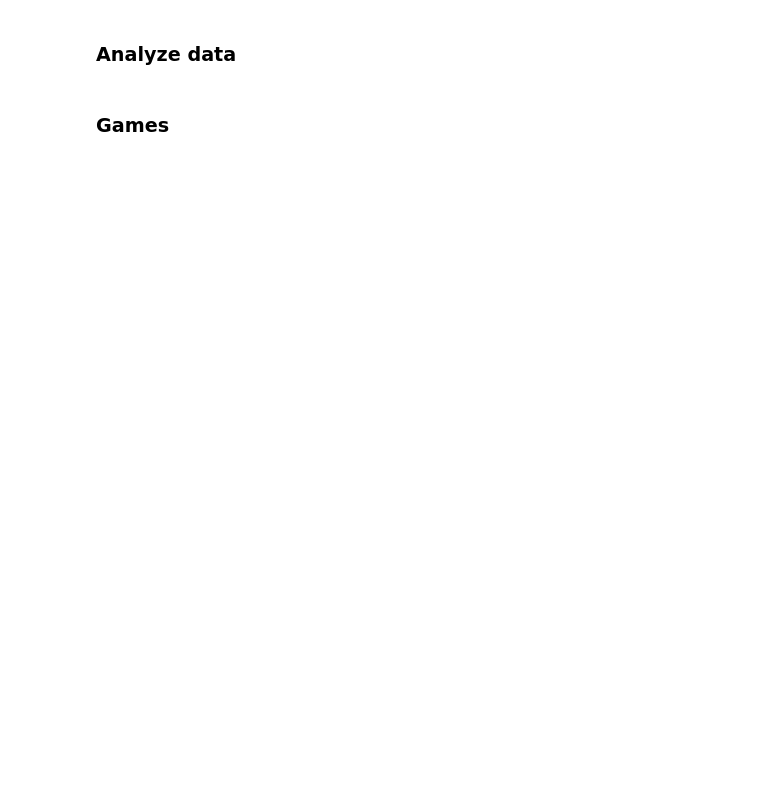
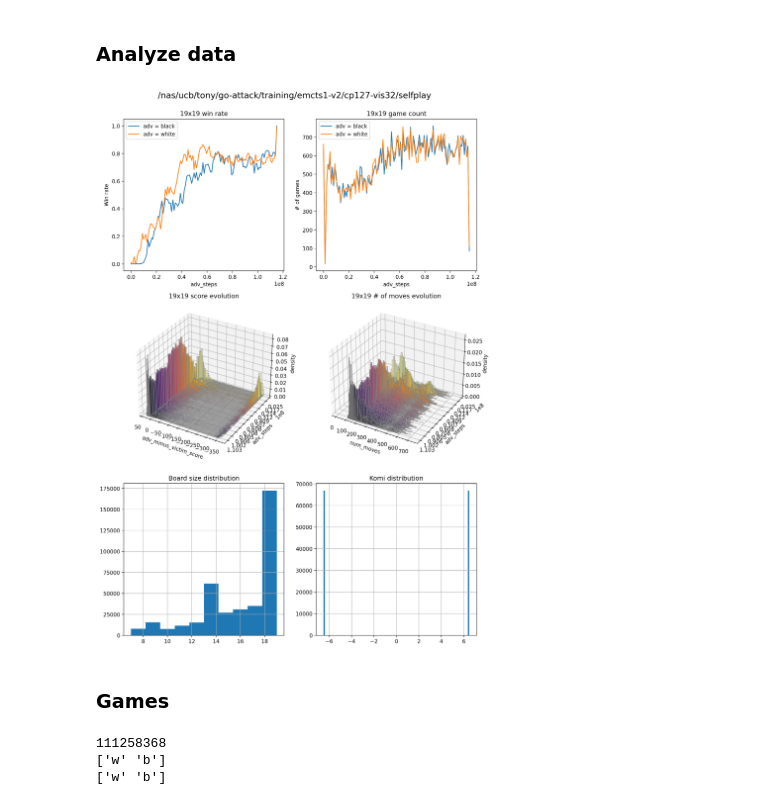
Before and after one commit to AlignmentResearch/go_attack, a Jupyter notebook: notebooks/sgf-explorer.ipynb, the cells around one changed output. Drawn from its saved outputs; the diff is of its cells as text; code cells hidden in the pictures; blank space fills up the shorter version.

```diff
--- a/notebooks/sgf-explorer.ipynb
+++ b/notebooks/sgf-explorer.ipynb
@@ -257,35 +283,37 @@ def hist_3d(
 # %%
 plt.figure(figsize=(12, 18), dpi=200)
 plt.suptitle(SELFPLAY_DIR, fontsize=16, y=0.92);
 
 plt.subplot(3, 2, 1)
 df19[df19.adv_color == "b"].groupby("adv_steps").mean().adv_win.plot(label="adv = black")
 df19[df19.adv_color == "w"].groupby("adv_steps").mean().adv_win.plot(label="adv = white")
 plt.ylabel("Win rate"); plt.title("19x19 win rate")
 plt.legend()
 
 plt.subplot(3, 2, 2)
 df19[df19.adv_color == "b"].groupby("adv_steps").count().adv_win.plot(label="adv = black")
 df19[df19.adv_color == "w"].groupby("adv_steps").count().adv_win.plot(label="adv = white")
 plt.ylabel("# of games"); plt.title("19x19 game count")
 plt.legend()
 
 ax = plt.subplot(3, 2, 3, projection="3d")
-hist_3d(df19, ts=np.sort(df19.adv_steps.unique())[:-3], t_key="adv_steps", v_key="adv_minus_victim_score", ax=ax)
+hist_3d(df19, ts=np.sort(df19.adv_steps.unique())[2:], t_key="adv_steps", v_key="adv_minus_victim_score", ax=ax)
 ax.invert_xaxis()
 plt.title("19x19 score evolution")
 
 ax = plt.subplot(3, 2, 4, projection="3d")
-hist_3d(df19, ts=np.sort(df19.adv_steps.unique())[:-3], t_key="adv_steps", v_key="num_moves", ax=ax)
+hist_3d(df19, ts=np.sort(df19.adv_steps.unique())[2:], t_key="adv_steps", v_key="num_moves", ax=ax)
 plt.title("19x19 # of moves evolution")
 
 plt.subplot(3, 2, 5)
 df.board_size.hist()
 plt.title("Board size distribution");
 
 plt.subplot(3, 2, 6)
 df19.adv_komi.hist(bins=100);
 plt.title("Komi distribution");
+# %% [output]
+[figure, added]
 # %% [markdown]
 ### Games
 # %%
@@ -309,4 +337,13 @@ class Url:
 # %%
 ADV_STEP_VIZ = list(sorted(df19.adv_steps.unique()))[-5]
 print(ADV_STEP_VIZ)
-df_win = df19[df19.adv_steps == ADV_STEP_VIZ]
+
+df_win = df19[(df19.adv_steps == ADV_STEP_VIZ) & df19.adv_win]
+print(df_win.adv_color.unique())
+
+df_loss = df19[(df19.adv_steps == ADV_STEP_VIZ) & ~df19.adv_win]
+print(df_loss.adv_color.unique())
+# %% [output]
+111258368
+['w' 'b']
+['w' 'b']
```
Also changed, not shown: parts of 9 cells of this notebook.
